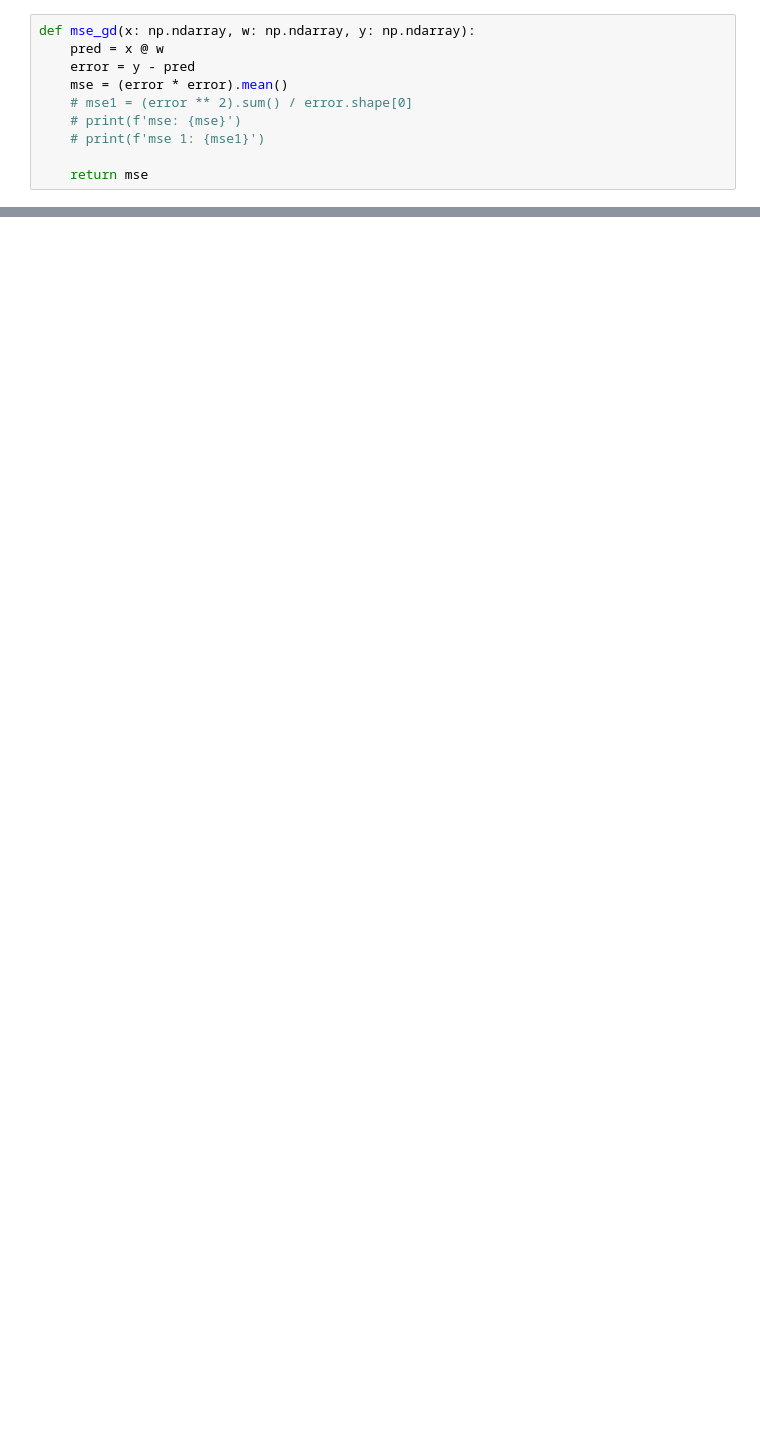
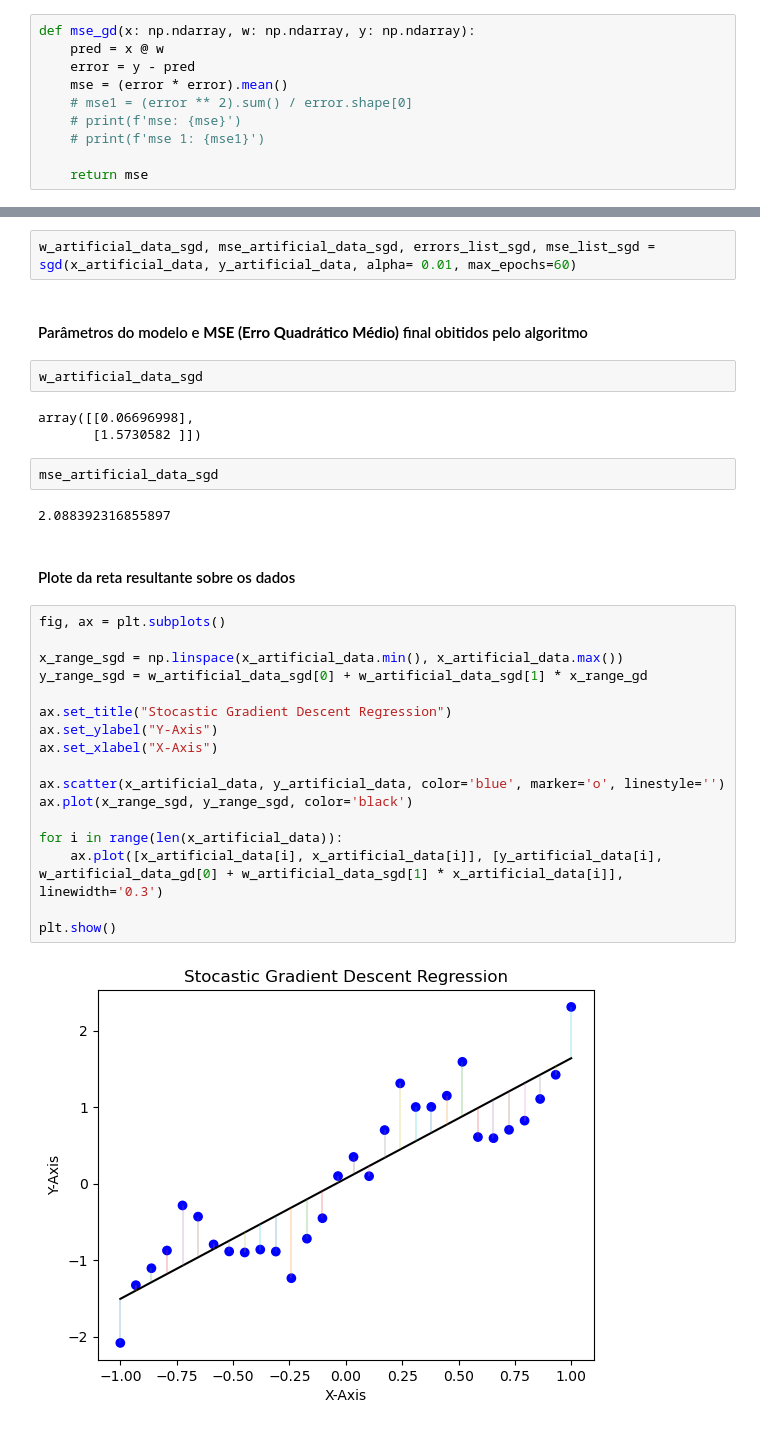
Before and after one commit to Louis-Ian/MachineLearning, a Jupyter notebook: Lista 1/list_01.ipynb, the cells around one changed output, grey strips where cells are left out. Drawn from its saved outputs; the diff is of its cells as text; blank space fills up the shorter version.

Commit message:
SGD finalizado + ajustes em outras partes

```diff
--- a/Lista 1/list_01.ipynb
+++ b/Lista 1/list_01.ipynb
@@ -218,0 +270,34 @@ plt.show()
+# %%
+w_artificial_data_sgd, mse_artificial_data_sgd, errors_list_sgd, mse_list_sgd = sgd(x_artificial_data, y_artificial_data, alpha= 0.01, max_epochs=60)
+# %% [markdown]
+#### Parâmetros do modelo e **MSE (Erro Quadrático Médio)** final obitidos pelo algoritmo
+# %%
+w_artificial_data_sgd
+# %% [output]
+array([[0.06696998],
+       [1.5730582 ]])
+# %%
+mse_artificial_data_sgd
+# %% [output]
+2.088392316855897
+# %% [markdown]
+#### Plote da reta resultante sobre os dados
+# %%
+fig, ax = plt.subplots()
+
+x_range_sgd = np.linspace(x_artificial_data.min(), x_artificial_data.max())
+y_range_sgd = w_artificial_data_sgd[0] + w_artificial_data_sgd[1] * x_range_gd
+
+ax.set_title("Stocastic Gradient Descent Regression")
+ax.set_ylabel("Y-Axis")
+ax.set_xlabel("X-Axis")
+
+ax.scatter(x_artificial_data, y_artificial_data, color='blue', marker='o', linestyle='')
+ax.plot(x_range_sgd, y_range_sgd, color='black')
+
+for i in range(len(x_artificial_data)):
+    ax.plot([x_artificial_data[i], x_artificial_data[i]], [y_artificial_data[i], w_artificial_data_gd[0] + w_artificial_data_sgd[1] * x_artificial_data[i]], linewidth='0.3')
+
+plt.show()
+# %% [output]
+[figure, added]
```
Also changed, not shown: parts of 19 cells of this notebook.
